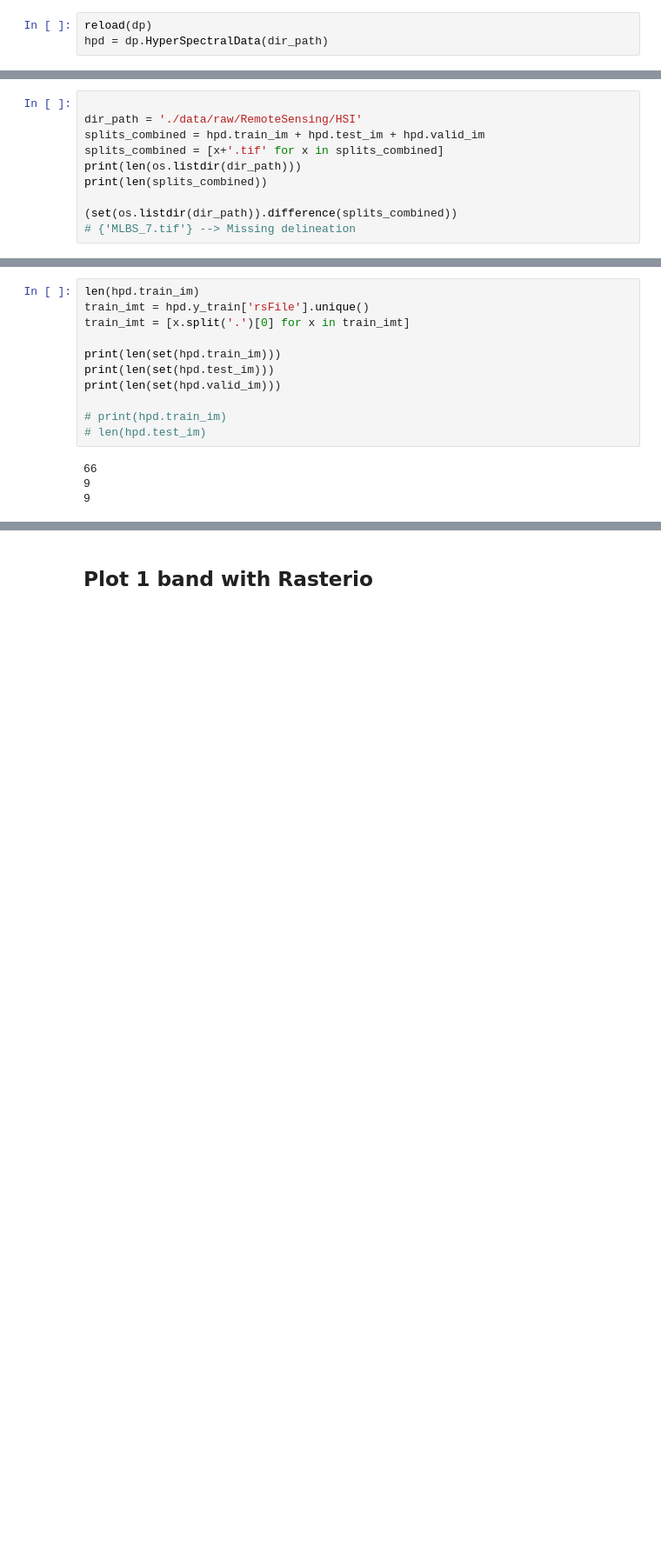
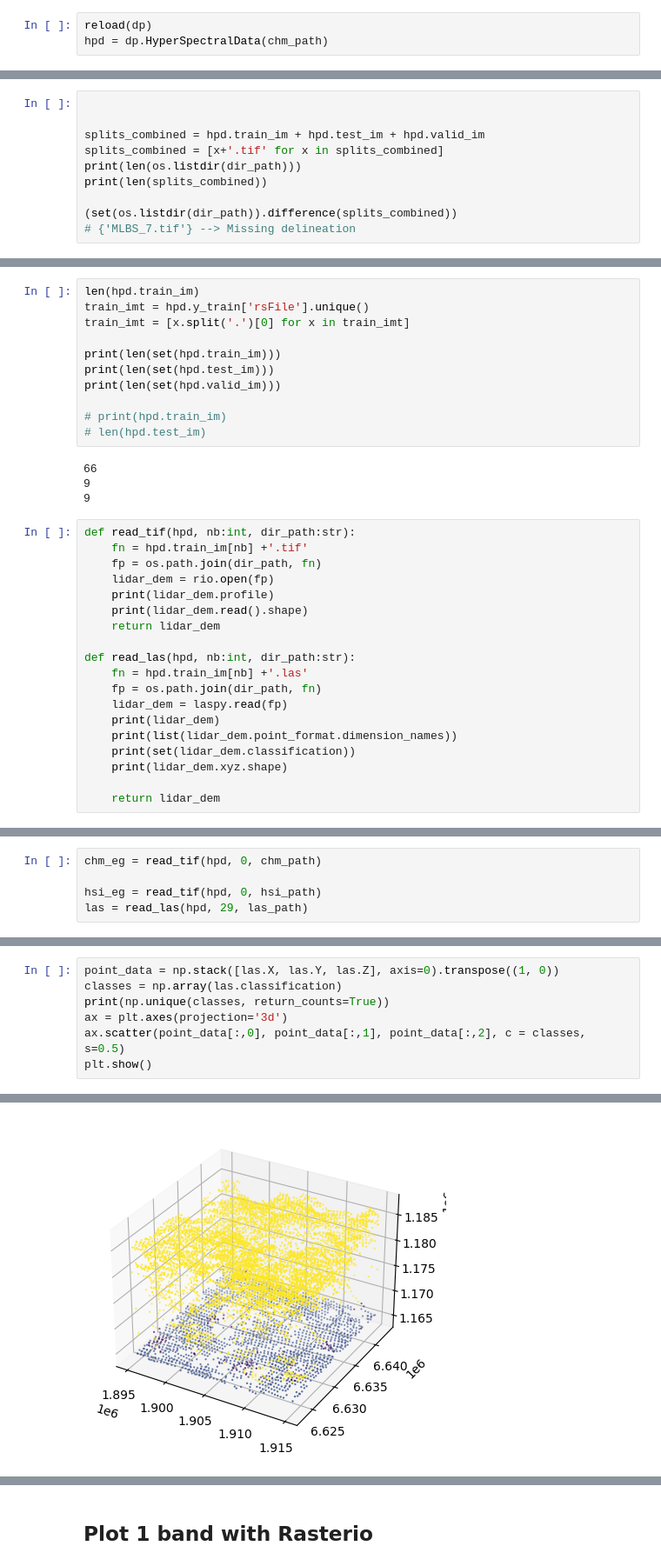
Before and after one commit to anw1998/ift6759_trees, a Jupyter notebook: notebooks/data_preprocess.ipynb, the cells around one changed output, grey strips where cells are left out. Shown: that part at 87% size. Saved outputs shown, nothing was run; the diff lists cells and outputs as text; blank space fills up the shorter version.

```diff
--- a/notebooks/data_preprocess.ipynb
+++ b/notebooks/data_preprocess.ipynb
@@ -13,6 +24,6 @@ reload(dp)
 # %%
 reload(dp)
-hpd = dp.HyperSpectralData(dir_path)
+hpd = dp.HyperSpectralData(chm_path)
 # %%
 hpd.load_labels(label_path)
 hpd.get_split()
@@ -48,7 +59,7 @@ hpd.y_train.groupby('rsFile').count().shape
 (66, 6)
 # %%
 
-dir_path = './data/raw/RemoteSensing/HSI'
+
 splits_combined = hpd.train_im + hpd.test_im + hpd.valid_im
 splits_combined = [x+'.tif' for x in splits_combined]
 print(len(os.listdir(dir_path)))
@@ -75,3 +86,22 @@ print(len(set(hpd.valid_im)))
 66
 9
 9
+# %%
+def read_tif(hpd, nb:int, dir_path:str):
+    fn = hpd.train_im[nb] +'.tif'
+    fp = os.path.join(dir_path, fn)
+    lidar_dem = rio.open(fp)
+    print(lidar_dem.profile)
+    print(lidar_dem.read().shape)
+    return lidar_dem
+
+def read_las(hpd, nb:int, dir_path:str):
+    fn = hpd.train_im[nb] +'.las'
+    fp = os.path.join(dir_path, fn)
+    lidar_dem = laspy.read(fp)
+    print(lidar_dem)
+    print(list(lidar_dem.point_format.dimension_names))
+    print(set(lidar_dem.classification))
+    print(lidar_dem.xyz.shape)
+
+    return lidar_dem
@@ -77,0 +112,5 @@ print(len(set(hpd.valid_im)))
+# %%
+chm_eg = read_tif(hpd, 0, chm_path)
+
+hsi_eg = read_tif(hpd, 0, hsi_path)
+las = read_las(hpd, 29, las_path)
@@ -77,0 +132,8 @@ print(len(set(hpd.valid_im)))
+# %%
+point_data = np.stack([las.X, las.Y, las.Z], axis=0).transpose((1, 0))
+classes = np.array(las.classification)
+print(np.unique(classes, return_counts=True))
+ax = plt.axes(projection='3d')
+ax.scatter(point_data[:,0], point_data[:,1], point_data[:,2], c = classes, s=0.5)
+plt.show()
+# %% [output]
@@ -77,0 +141 @@ print(len(set(hpd.valid_im)))
+[figure, added]
```
Also changed, not shown: parts of 15 cells of this notebook, 3 other files.
